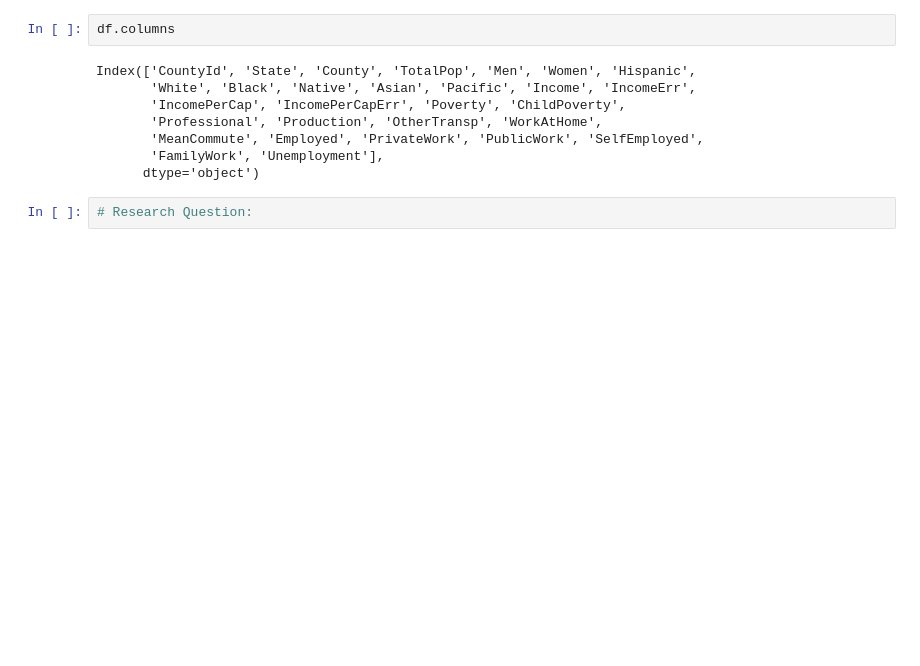
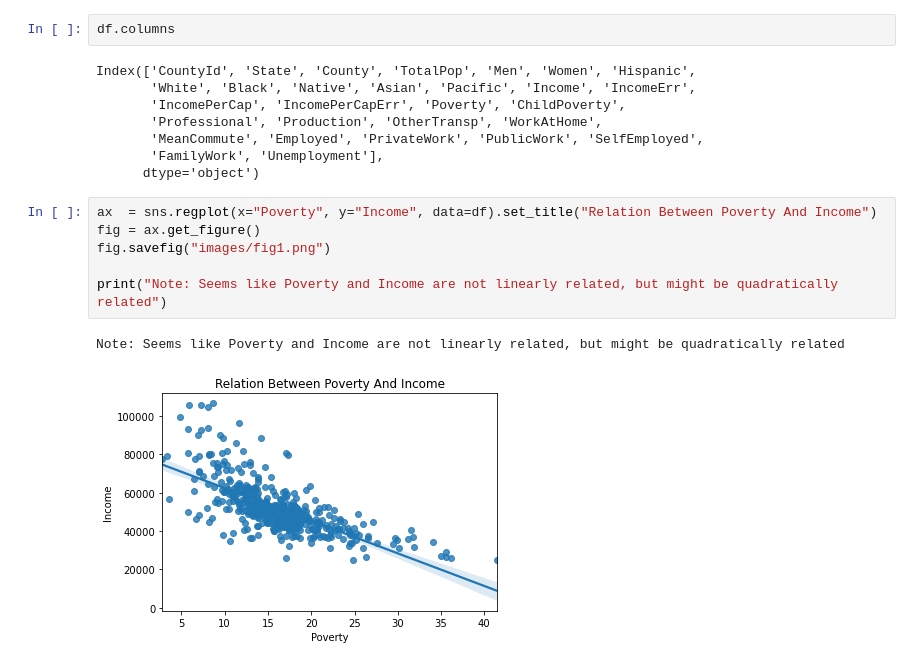
Before and after one commit to data301-2020-winter2/course-project-group_1026, a Jupyter notebook: analysis/Ahad/Milestone2.ipynb, the cells around one changed output. Cells and saved outputs as stored; diff of their text form; blank space fills up the shorter version.

```diff
--- a/analysis/Ahad/Milestone2.ipynb
+++ b/analysis/Ahad/Milestone2.ipynb
@@ -68,5 +71,12 @@ Index(['CountyId', 'State', 'County', 'TotalPop', 'Men', 'Women', 'Hispanic',
        'MeanCommute', 'Employed', 'PrivateWork', 'PublicWork', 'SelfEmployed',
        'FamilyWork', 'Unemployment'],
       dtype='object')
-# %%
-# Research Question:
+# %%
+ax  = sns.regplot(x="Poverty", y="Income", data=df).set_title("Relation Between Poverty And Income")
+fig = ax.get_figure()
+fig.savefig("images/fig1.png")
+
+print("Note: Seems like Poverty and Income are not linearly related, but might be quadratically related")
+# %% [output]
+Note: Seems like Poverty and Income are not linearly related, but might be quadratically related
+[figure, added]
```
Also changed, not shown: parts of 5 cells of this notebook, 3 other files.
